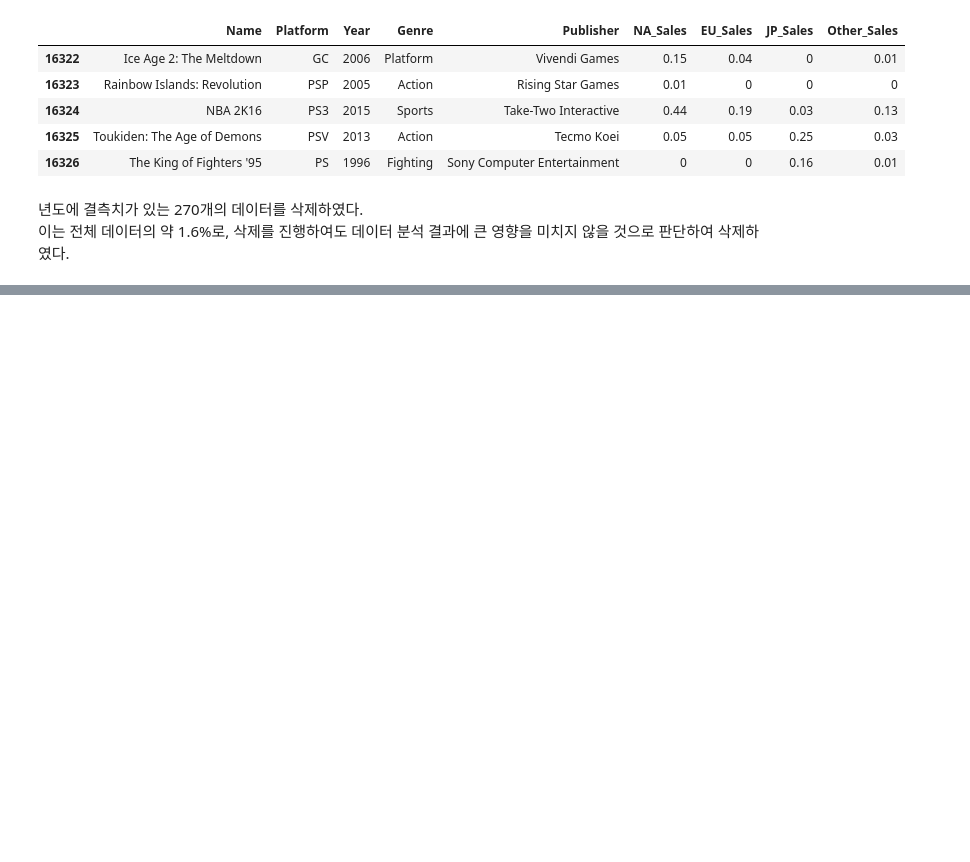
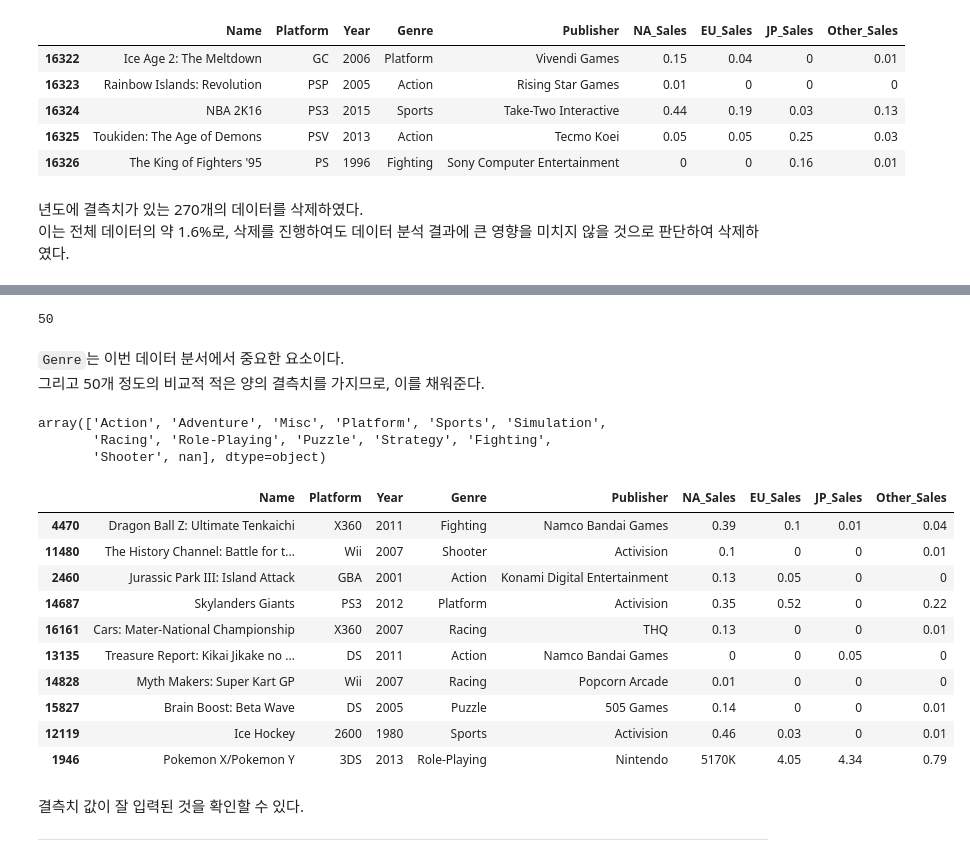
Before and after one commit to IlTACK-OH/Section1_project, a Jupyter notebook: Section1_project.ipynb, the cells around one changed output, grey strips where cells are left out. Cells and saved outputs as stored; diff of their text form; code cells hidden in the pictures; blank space fills up the shorter version.

```diff
--- a/Section1_project.ipynb
+++ b/Section1_project.ipynb
@@ -228,3 +228,4 @@ df_sub.tail()
 df_sub.Year = df_sub.Year.astype('int') # year의  data type은 object보다 integer가 더 적절함.
 # %%
 df = df_sub.copy() #수정된 데이터를 다시 원본으로 저장.
+df_sub = df.copy()
@@ -230,0 +254,46 @@ df = df_sub.copy() #수정된 데이터를 다시 원본으로 저장.
+# %%
+df[df.Genre.isnull()].shape[0]
+# %% [output]
+50
+# %% [markdown]
+ `Genre`는 이번 데이터 분서에서 중요한 요소이다.<br>
+ 그리고 50개 정도의 비교적 적은 양의 결측치를 가지므로, 이를 채워준다.
+# %%
+Gen_null_idx=df_sub[df_sub.Genre.isnull()].index # 추후 값 입력을 위한 인덱스 저장
+# %%
+df_sub.Genre.unique() # Genre 분류확인
+# %% [output]
+array(['Action', 'Adventure', 'Misc', 'Platform', 'Sports', 'Simulation',
+       'Racing', 'Role-Playing', 'Puzzle', 'Strategy', 'Fighting',
+       'Shooter', nan], dtype=object)
+# %%
+Gen_null_data = np.array(['Platform','Sports','Sports','Action','Role-Playing',
+                 'Racing','Action','Action','Sports','Fighting',
+                 'Adventure','Sports','Action','Puzzle','Fighting',
+                 'Party','Role-Playing','Role-Playing','Adventure','Role-Playing',
+                 'Strategy','Action','Sports','Action','Racing',
+                 'Role-Playing','Adventure','Adventure','Simulation','Simulation',
+                 'Action','Platform','Racing','Shooter','Adventure',
+                 'Sports','Adventure','Strategy','Puzzle','Adventure',
+                 'Action','Platform','Racing','Shooter','Action',
+                 'Role-Playing','Puzzle','Racing','Action','Racing'])
+# %%
+df_sub.loc[Gen_null_idx,'Genre'] = Gen_null_data
+# %%
+df_sub.loc[Gen_null_idx].sample(10)
+# %% [output]
+|  | Name | Platform | Year | Genre | Publisher | NA_Sales | EU_Sales | JP_Sales | Other_Sales |
+| 4470 | Dragon Ball Z: Ultimate Tenkaichi | X360 | 2011 | Fighting | Namco Bandai Games | 0.39 | 0.1 | 0.01 | 0.04 |
+| 11480 | The History Channel: Battle for t... | Wii | 2007 | Shooter | Activision | 0.1 | 0 | 0 | 0.01 |
+| 2460 | Jurassic Park III: Island Attack | GBA | 2001 | Action | Konami Digital Entertainment | 0.13 | 0.05 | 0 | 0 |
+| 14687 | Skylanders Giants | PS3 | 2012 | Platform | Activision | 0.35 | 0.52 | 0 | 0.22 |
+| 16161 | Cars: Mater-National Championship | X360 | 2007 | Racing | THQ | 0.13 | 0 | 0 | 0.01 |
+| 13135 | Treasure Report: Kikai Jikake no ... | DS | 2011 | Action | Namco Bandai Games | 0 | 0 | 0.05 | 0 |
+| 14828 | Myth Makers: Super Kart GP | Wii | 2007 | Racing | Popcorn Arcade | 0.01 | 0 | 0 | 0 |
+| 15827 | Brain Boost: Beta Wave | DS | 2005 | Puzzle | 505 Games | 0.14 | 0 | 0 | 0.01 |
+| 12119 | Ice Hockey | 2600 | 1980 | Sports | Activision | 0.46 | 0.03 | 0 | 0.01 |
+| 1946 | Pokemon X/Pokemon Y | 3DS | 2013 | Role-Playing | Nintendo | 5170K | 4.05 | 4.34 | 0.79 |
+# %% [markdown]
+결측치 값이 잘 입력된 것을 확인할 수 있다.
+
+---
```
Also changed, not shown: parts of 3 cells of this notebook.
